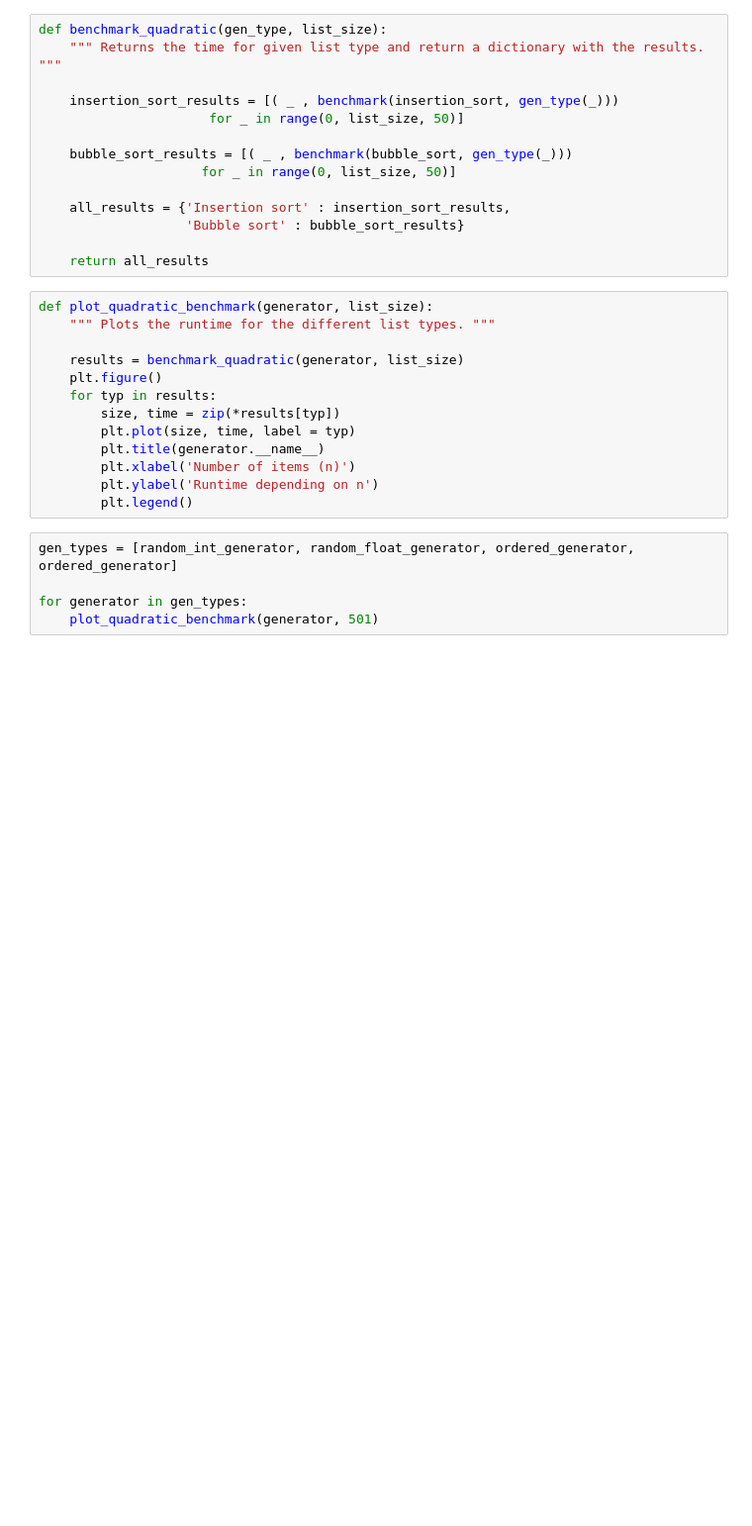
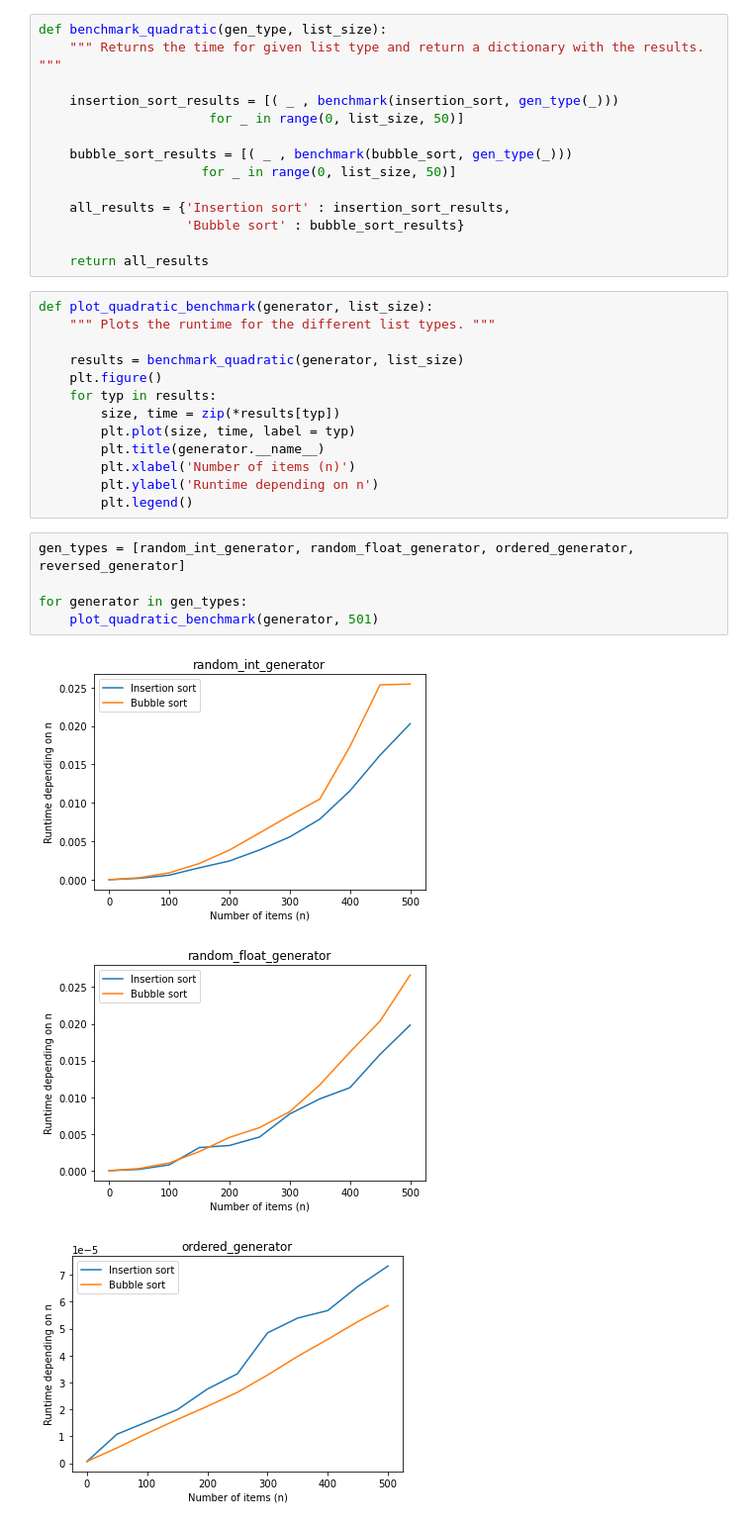
Before and after one commit to jkorsvik/SortingAlgorithms, a Jupyter notebook: notebooks/Benchmarking.ipynb, the cells around one changed output. Shown at 99% size. Cells and saved outputs as stored; diff of their text form; blank space fills up the shorter version.

```diff
--- a/notebooks/Benchmarking.ipynb
+++ b/notebooks/Benchmarking.ipynb
@@ -345,7 +351,11 @@ def plot_quadratic_benchmark(generator, list_size):
         plt.ylabel('Runtime depending on n')
         plt.legend()
 # %%
-gen_types = [random_int_generator, random_float_generator, ordered_generator, ordered_generator]
+gen_types = [random_int_generator, random_float_generator, ordered_generator, reversed_generator]
 
 for generator in gen_types:
     plot_quadratic_benchmark(generator, 501)
+# %% [output]
+[figure, added]
+[figure, added]
+[figure, added]
```
Also changed, not shown: parts of 4 cells of this notebook.
